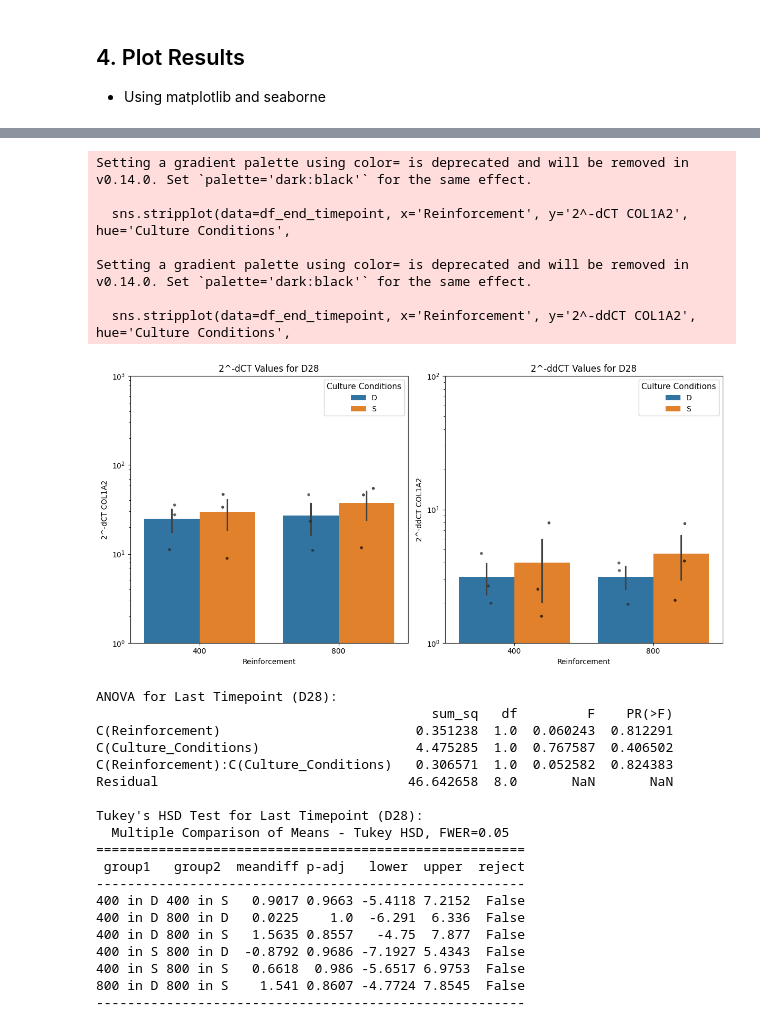
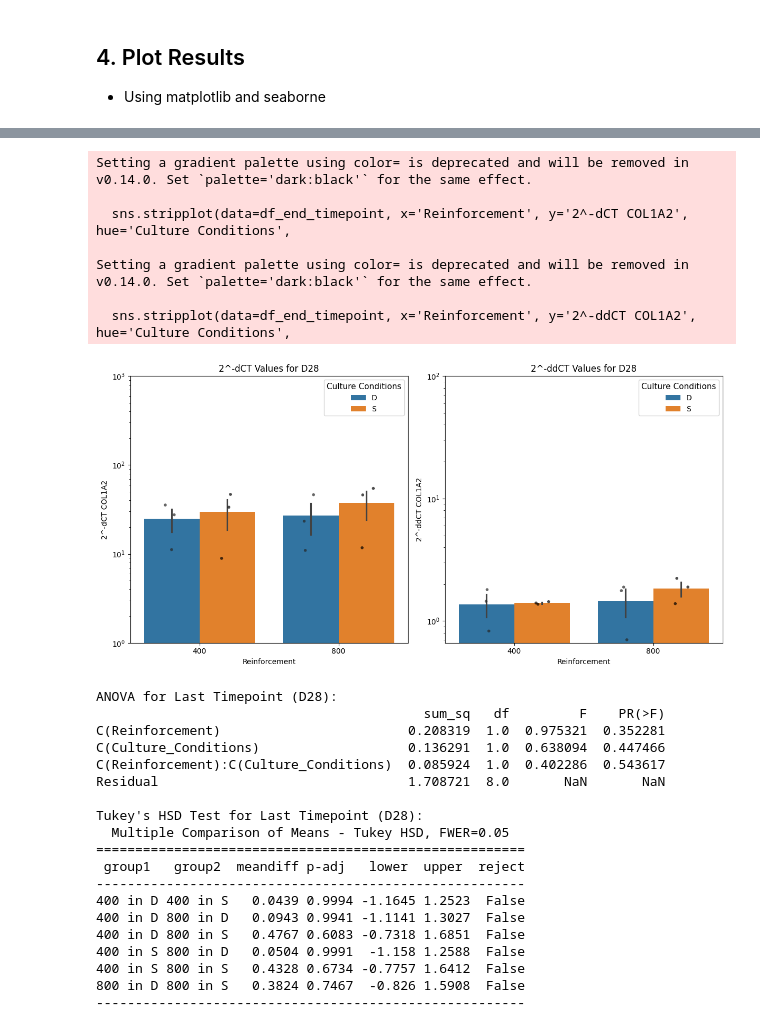
Before and after one commit to hagneeptatt/qPCR_notebook, a Jupyter notebook: qPCR_analysis.ipynb, the cells around one changed output, grey strips where cells are left out. Drawn from its saved outputs; the diff is of its cells as text; code cells hidden in the pictures.

```diff
--- a/qPCR_analysis.ipynb
+++ b/qPCR_analysis.ipynb
@@ -142,7 +146,8 @@ for group_key, group in filtered_groups.groupby(['Sample Name', 'Target Name']):
     # If only one CT value is present, remove it
     # .loc() allows us ot access a group of rows and collumns by the labels being looped
     if num_value == 1:
-        filtered_groups.loc[group_key] = None
+        #filtered_groups.loc[group_key] = None
+        filtered_groups.loc[group_key] = filtered_groups.loc[group_key]
     elif num_value == 2:
         # If 2 CT values are present, check that the absolute difference between them is less than threshold apart
         diff = np.abs(group['CT'].values[0] - group['CT'].values[1])
@@ -423,7 +430,7 @@ sns.barplot(data=df_end_timepoint, x='Reinforcement', y='2^-ddCT COL1A2', hue='C
 sns.stripplot(data=df_end_timepoint, x='Reinforcement', y='2^-ddCT COL1A2', hue='Culture Conditions',
               dodge=True, color='black', size=4, alpha=0.7, legend=False)
 plt.yscale('log')  # Set y-axis to log scale
-plt.ylim(1, 1e2)  # Set y-axis limits to a wider range
+plt.ylim(0, 1e2)  # Set y-axis limits to a wider range
 plt.title('2^-ddCT Values for D28')
 plt.ylabel('2^-ddCT COL1A2')
 plt.legend(title='Culture Conditions', loc='upper right', fontsize=10, title_fontsize=11)
@@ -440,52 +447,52 @@ plt.show()
 
 
 # Rename the column to replace spaces with underscores
 df_end_timepoint = df_end_timepoint.rename(columns={'Culture Conditions': 'Culture_Conditions'})
 
 
 model_last_timepoint = ols('values ~ C(Reinforcement) * C(Culture_Conditions)',
                            data={'values': df_end_timepoint['2^-ddCT COL1A2'],
                                  'Reinforcement': df_end_timepoint['Reinforcement'],
                                  'Culture_Conditions': df_end_timepoint['Culture_Conditions']}).fit()
 anova_last_timepoint = sm.stats.anova_lm(model_last_timepoint, typ=2)
 
 print("ANOVA for Last Timepoint (D28):")
 print(anova_last_timepoint)
 
 # Perform Tukey's HSD test for multiple comparisons
 mc_last_timepoint = pairwise_tukeyhsd(endog=df_end_timepoint['2^-ddCT COL1A2'],
                                       groups=df_end_timepoint['Reinforcement'] + ' in ' + df_end_timepoint['Culture_Conditions'],
                                       alpha=0.05)
 
 print("\nTukey's HSD Test for Last Timepoint (D28):")
 print(mc_last_timepoint.summary())
 # %% [output]
 Setting a gradient palette using color= is deprecated and will be removed in v0.14.0. Set `palette='dark:black'` for the same effect.
 
   sns.stripplot(data=df_end_timepoint, x='Reinforcement', y='2^-dCT COL1A2', hue='Culture Conditions',
 
 Setting a gradient palette using color= is deprecated and will be removed in v0.14.0. Set `palette='dark:black'` for the same effect.
 
   sns.stripplot(data=df_end_timepoint, x='Reinforcement', y='2^-ddCT COL1A2', hue='Culture Conditions',
-[figure, old version]
+[figure, new version]
 ANOVA for Last Timepoint (D28):
-                                           sum_sq   df         F    PR(>F)
-C(Reinforcement)                         0.351238  1.0  0.060243  0.812291
-C(Culture_Conditions)                    4.475285  1.0  0.767587  0.406502
-C(Reinforcement):C(Culture_Conditions)   0.306571  1.0  0.052582  0.824383
-Residual                                46.642658  8.0       NaN       NaN
+                                          sum_sq   df         F    PR(>F)
+C(Reinforcement)                        0.208319  1.0  0.975321  0.352281
+C(Culture_Conditions)                   0.136291  1.0  0.638094  0.447466
+C(Reinforcement):C(Culture_Conditions)  0.085924  1.0  0.402286  0.543617
+Residual                                1.708721  8.0       NaN       NaN
 
 Tukey's HSD Test for Last Timepoint (D28):
   Multiple Comparison of Means - Tukey HSD, FWER=0.05
 =======================================================
  group1   group2  meandiff p-adj   lower  upper  reject
 -------------------------------------------------------
-400 in D 400 in S   0.9017 0.9663 -5.4118 7.2152  False
-400 in D 800 in D   0.0225    1.0  -6.291  6.336  False
-400 in D 800 in S   1.5635 0.8557   -4.75  7.877  False
-400 in S 800 in D  -0.8792 0.9686 -7.1927 5.4343  False
-400 in S 800 in S   0.6618  0.986 -5.6517 6.9753  False
-800 in D 800 in S    1.541 0.8607 -4.7724 7.8545  False
+400 in D 400 in S   0.0439 0.9994 -1.1645 1.2523  False
+400 in D 800 in D   0.0943 0.9941 -1.1141 1.3027  False
+400 in D 800 in S   0.4767 0.6083 -0.7318 1.6851  False
+400 in S 800 in D   0.0504 0.9991  -1.158 1.2588  False
+400 in S 800 in S   0.4328 0.6734 -0.7757 1.6412  False
+800 in D 800 in S   0.3824 0.7467  -0.826 1.5908  False
 -------------------------------------------------------
 # %%
 # Step 1: Filter the data for static culture conditions
```
Also changed, not shown: parts of 9 cells of this notebook.
